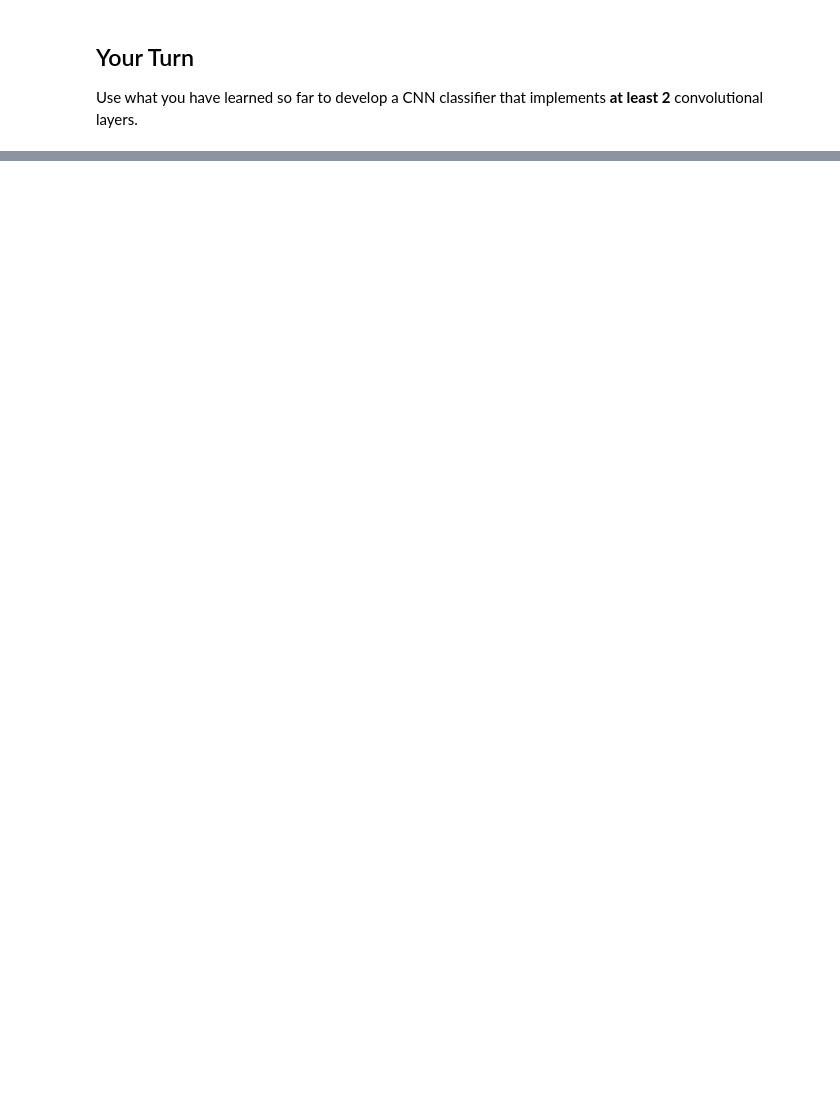
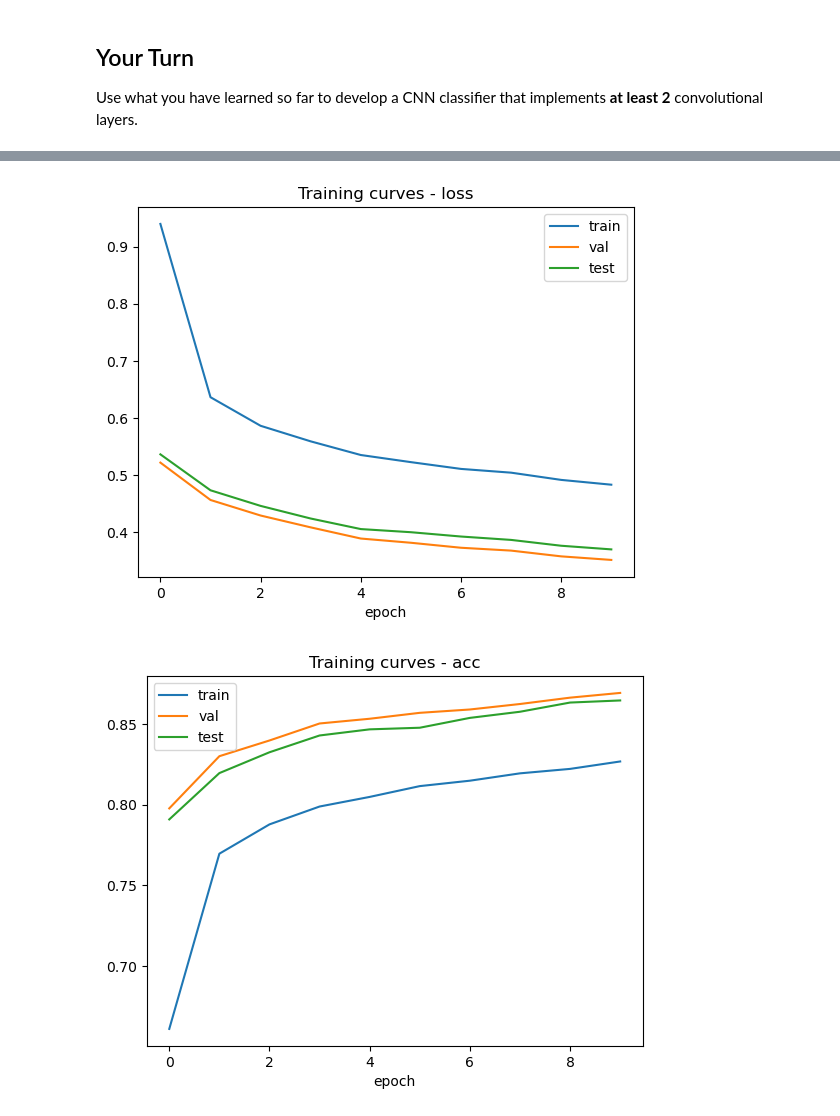
Before and after one commit to abrange/mit-deeplearning, a Jupyter notebook: module_4/Deep_Learning_Mastering_Neural_Networks_Module_4_Assignment.ipynb, the cells around one changed output, grey strips where cells are left out. Drawn from its saved outputs; the diff is of its cells as text; code cells hidden in the pictures; blank space fills up the shorter version.

```diff
--- a/module_4/Deep_Learning_Mastering_Neural_Networks_Module_4_Assignment.ipynb
+++ b/module_4/Deep_Learning_Mastering_Neural_Networks_Module_4_Assignment.ipynb
@@ -203,0 +453,5 @@ Additionally, try re-training your network with dropout included. Does this help
+# %%
+num_epochs = 10
+learning_rate = 0.001
+model = TwoCNNClassifierWithDropout().to(device)
+print(model)
@@ -203,0 +476,12 @@ Additionally, try re-training your network with dropout included. Does this help
+# %%
+# loss and optimizer
+criterion = nn.CrossEntropyLoss() # CrossEntropyLoss for classification!
+optimizer = torch.optim.Adam(model.parameters(), lr=learning_rate)
+scheduler = torch.optim.lr_scheduler.ExponentialLR(optimizer, gamma=0.95)
+
+# Train the model. We also will store the results of training to visualize
+# Make sure you save the training curves along the way for visualization afterwards!
+# model, training_curves = train_classification_model(...)
+
+model, training_curves = train_classification_model(model, dataloaders, dataset_sizes,
+                                     criterion, optimizer, scheduler, num_epochs=num_epochs)
@@ -203,0 +506,5 @@ Additionally, try re-training your network with dropout included. Does this help
+# %%
+plot_training_curves(training_curves, phases=['train', 'val', 'test'])
+# %% [output]
+[figure, added]
+[figure, added]
```
Also changed, not shown: parts of 29 cells of this notebook, 2 other files.
